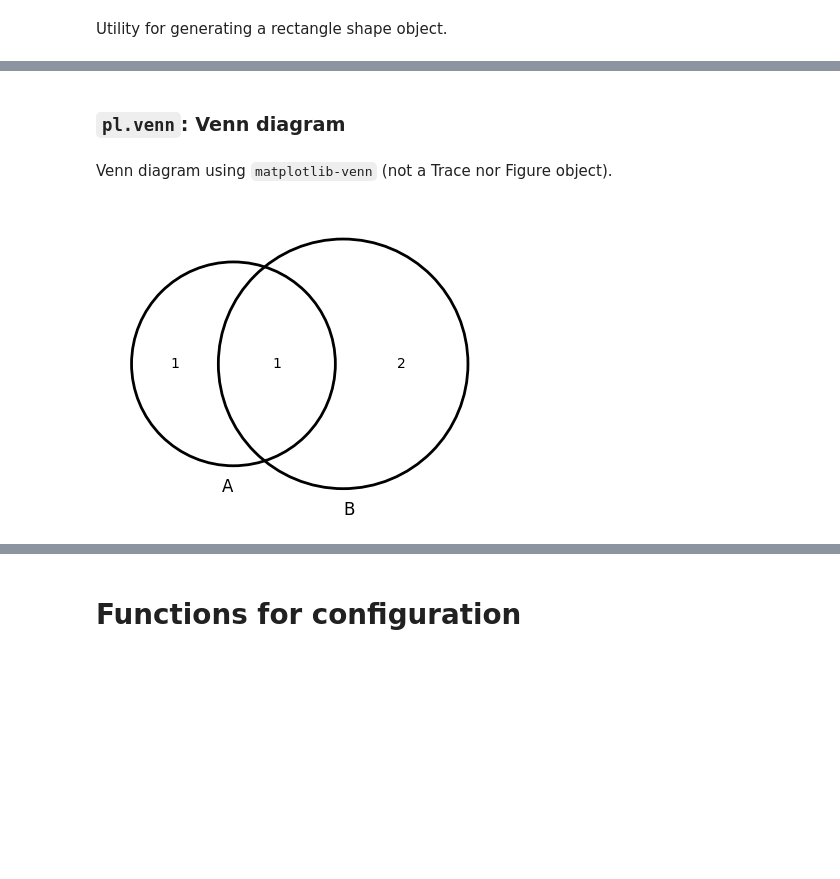
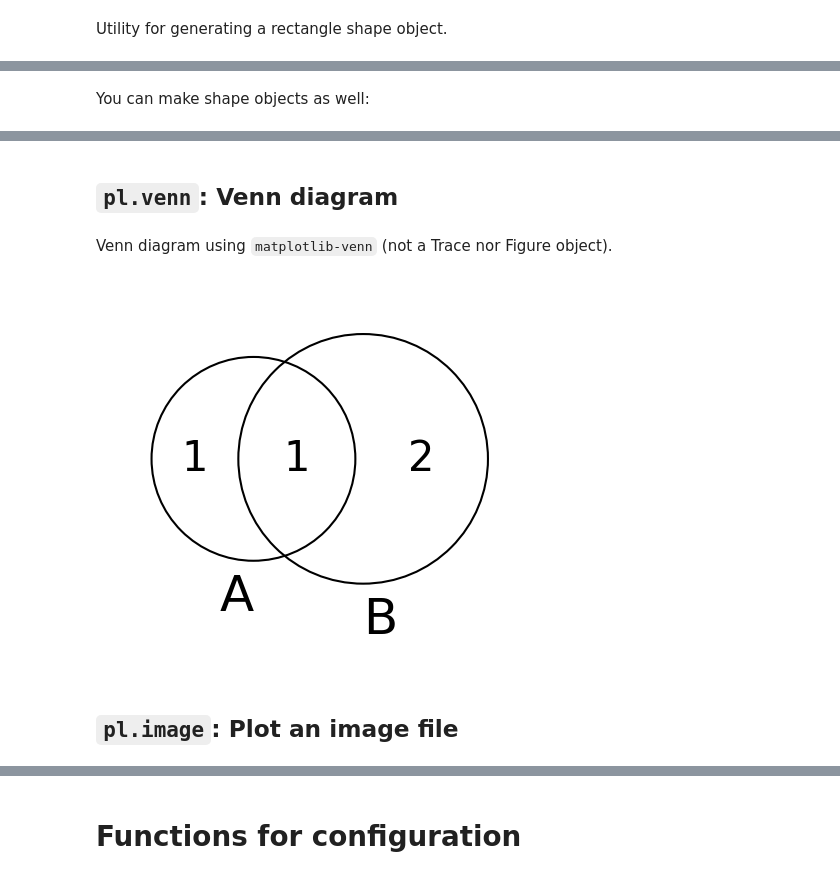
Before and after one commit to yoshihikosuzuki/plotly_light, a Jupyter notebook: doc/Reference.ipynb, the cells around one changed output, grey strips where cells are left out. Drawn from its saved outputs; the diff is of its cells as text; code cells hidden in the pictures; blank space fills up the shorter version.

```diff
--- a/doc/Reference.ipynb
+++ b/doc/Reference.ipynb
@@ -346 +119,3 @@ Utility for generating a rectangle shape object.
+# %% [markdown]
+You can make shape objects as well:
 # %%
@@ -348,10 +123,12 @@ pl.show(None, pl.layout(shapes=[pl.rect(0, 0, 1, 1)]))
 # %% [output]
 [interactive output not drawn]
 # %% [markdown]
-### `pl.venn`: Venn diagram
+## `pl.venn`: Venn diagram
 # %% [markdown]
 Venn diagram using `matplotlib-venn` (not a Trace nor Figure object).
 # %%
-pl.venn([[1, 2], [2, 3, 4]], ["A", "B"])
+pl.venn([[1, 2], [2, 3, 4]], ["A", "B"], out_fname="venn.png")
 # %% [output]
-[figure, old version]
+[figure, new version]
+# %% [markdown]
+## `pl.image`: Plot an image file
```
Also changed, not shown: parts of 66 cells of this notebook, 24 other files.
